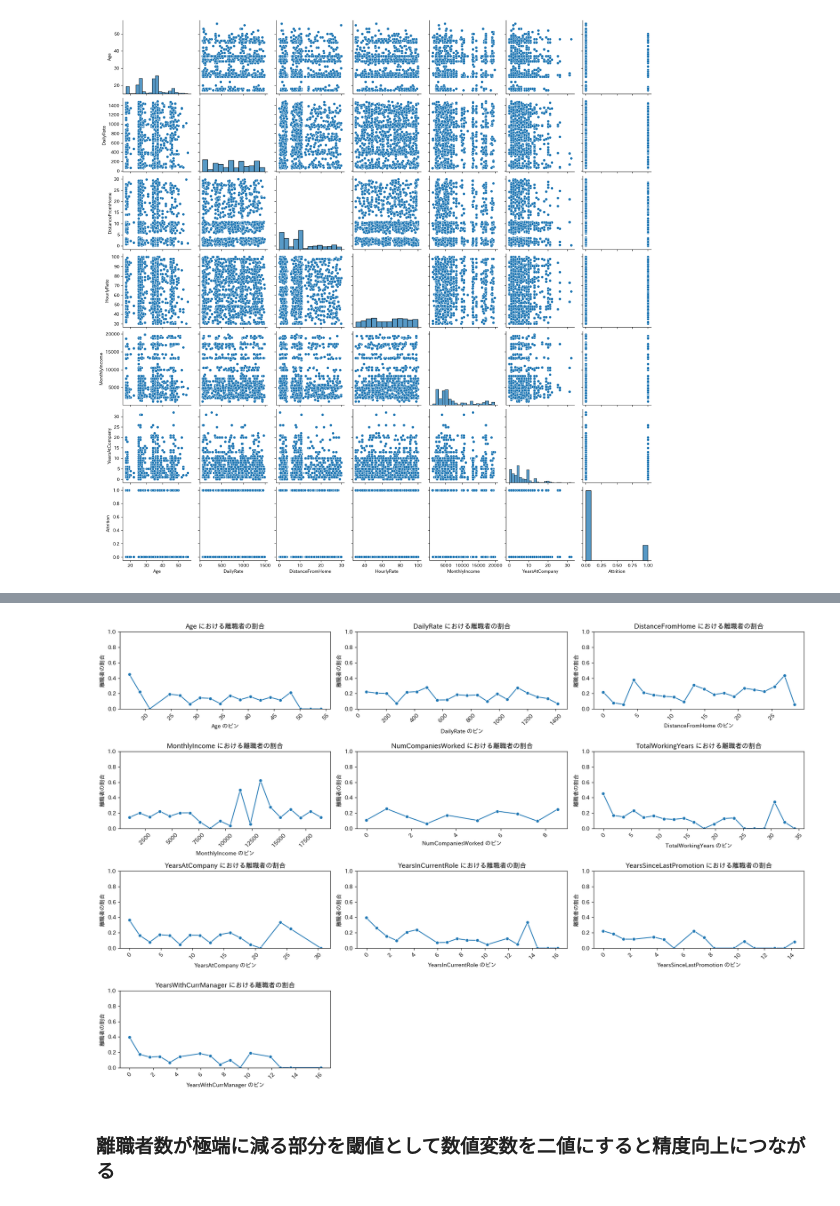
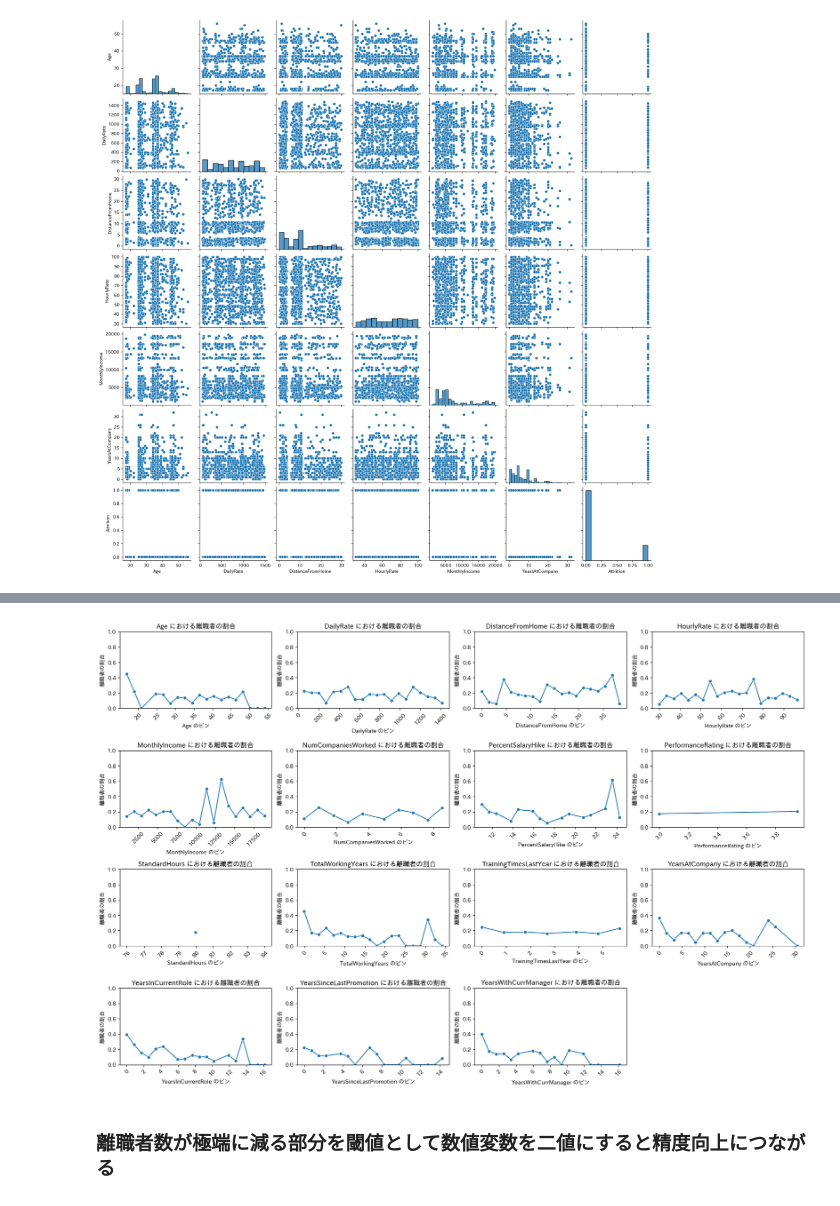
Before and after one commit to karasuneo/kaggle-practice, a Jupyter notebook: predicting-employee-turnover/src/data_analysis.ipynb, the cells around one changed output, grey strips where cells are left out. Drawn from its saved outputs; the diff is of its cells as text; code cells hidden in the pictures.

```diff
--- a/predicting-employee-turnover/src/data_analysis.ipynb
+++ b/predicting-employee-turnover/src/data_analysis.ipynb
@@ -195,45 +215,31 @@ for i in range(len(categorical_vars)):
 # %%
-# 数値変数のリスト
-numerical_features = [
-    "Age",
-    "DailyRate",
-    "DistanceFromHome",
-    "MonthlyIncome",
-    "NumCompaniesWorked",
-    "TotalWorkingYears",
-    "YearsAtCompany",
-    "YearsInCurrentRole",
-    "YearsSinceLastPromotion",
-    "YearsWithCurrManager",
-]
-
 # ビンの数
 bins = 20
 
 plt.figure(figsize=(18, 12))
 for i, feature in enumerate(numerical_features, start=1):
     # 数値変数をビンに分割
     df_train["binned"] = pd.cut(df_train[feature], bins)
 
     # 各ビンごとのデータ
     binned_data = df_train.groupby("binned")["Attrition"].mean().reset_index()
 
     # ビンの境界値を数値に変換
     binned_data["binned"] = binned_data["binned"].apply(lambda x: x.left)
 
     # 離職者の割合をプロット
-    plt.subplot(4, 3, i)
+    plt.subplot(4, 4, i)
     plt.ylim(0, 1)
     sns.lineplot(x=binned_data["binned"], y=binned_data["Attrition"], marker="o")
     plt.title(f"{feature} における離職者の割合")
     plt.xlabel(f"{feature} のビン")
     plt.ylabel("離職者の割合")
     plt.xticks(rotation=45)
 
 plt.tight_layout()
 plt.show()
 # %% [output]
-[figure, old version]
+[figure, new version]
 # %% [markdown]
 ### 離職者数が極端に減る部分を閾値として数値変数を二値にすると精度向上につながる
 # %%
```
Also changed, not shown: parts of 6 cells of this notebook, 4 other files.
